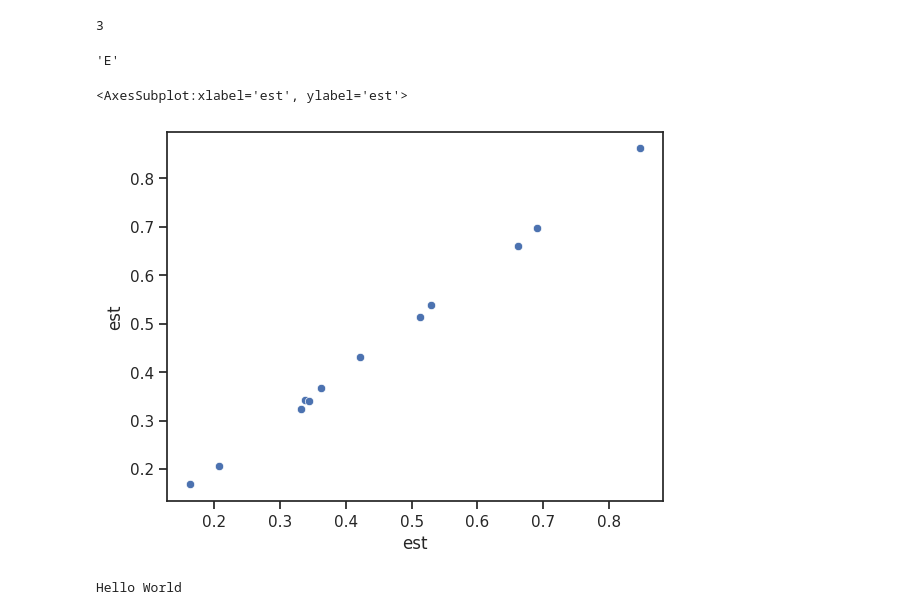
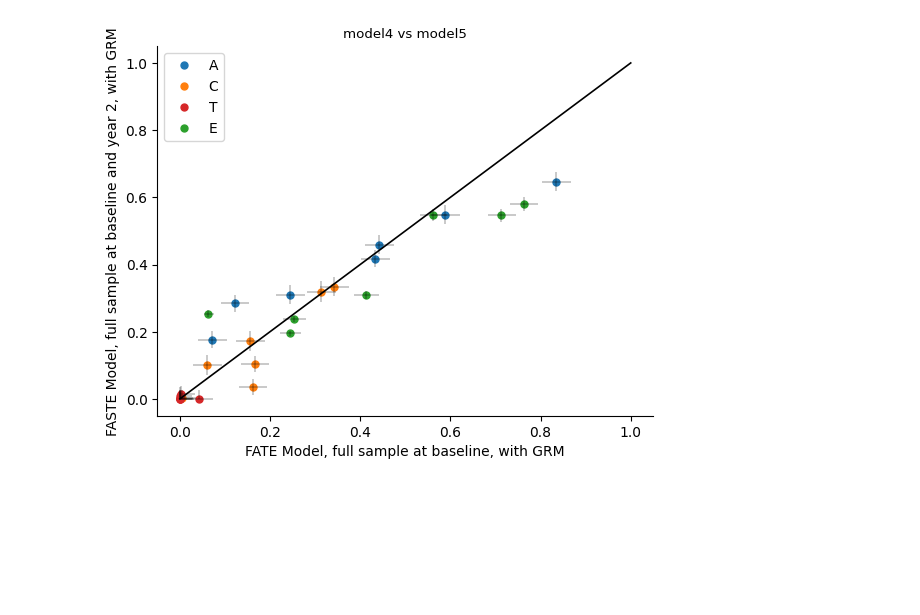
Before and after one commit to dmysmith/random_effects, a Jupyter notebook: behavioral/scripts/visualize_python.ipynb, the cells around one changed output. Cells and saved outputs as stored; diff of their text form; code cells hidden in the pictures; blank space fills up the shorter version.

```diff
--- a/behavioral/scripts/visualize_python.ipynb
+++ b/behavioral/scripts/visualize_python.ipynb
@@ -23,0 +32,3 @@ fstem_imaging[14] = 'na'
+# %%
+models['y2_only'] = [False, False, False, False, True, False, False, True, False, \
+                     False, False, False, True, True, False, False, False]
@@ -27,23 +50,45 @@ results_file = [(results_dir + 'FEMA_wrapper_output_external_' + item + '.json')
 sig2mat_file = [(results_dir + 'FEMA_wrapper_output_external_' + item + '_sig2mat.json') for item in fstem_imaging]
 # %%
 # define a function for loading results
-def load_model(model_file, sig2mat_file, RandomEffects):
+def load_model(results_file, sig2mat_file, RandomEffects, idx, y2_only = False):
     """
     Loads model and sig2mat from specified results files.
 
     arguments:
-    model_file     :  path to .json file where FEMA results are stored -- saved from bg_fema_wrapper.m
-    sig2mat_file   :  path to .json file where sig2mat is stored -- saved from bg_fema_wrapper.m
+    results_file   :  list of .json files where FEMA results are stored -- saved from bg_fema_wrapper.m
+    sig2mat_file   :  list of .json files where sig2mat is stored -- saved from bg_fema_wrapper.m
+    RandomEffects  :  list of random effects specified for each model
+    idx            :  index variable (index is same for each list)
+    y2_only        :  indicates whether phenotypes are limited to those collected at year 2
+
     """
+    model_file = results_file[idx]
+    sig2mat_file = sig2mat_file[idx]
     model = pd.read_json(model_file)
     with open(sig2mat_file) as f:
         sig2mat = json.load(f)
     sig2mat = [pd.DataFrame(s, columns = ['est', 'll', 'ul']) for s in sig2mat]
+    for item in sig2mat:
+        item['errormin'] = item['est'] - item['ll']
+        item['errormax'] = item['ul'] - item['est']
+        if y2_only == True:
+            item['pheno'] = y2_phenos
+        else:
+            item['pheno'] = baseline_phenos
+
+    for i in range(0,len(RandomEffects[idx])):
+        sig2mat[i]['param'] = RandomEffects[idx][i][0]
+
+    sig2mat = pd.concat(sig2mat)
+
     return model, sig2mat
 # %%
-model1, sig2mat1 = load_model(results_file[0], sig2mat_file[0], RandomEffects[0])
-model2, sig2mat2 = load_model(results_file[1], sig2mat_file[1], RandomEffects[1])
+# model1, sig2mat1 = load_model(results_file, sig2mat_file, RandomEffects, 0)
+# model2, sig2mat2 = load_model(results_file, sig2mat_file, RandomEffects, 1)
+model = []
+sig2mat = []
+
+for i in range(0,14):
+    new_model, new_sig2mat = load_model(results_file, sig2mat_file, RandomEffects, i, models['y2_only'][i])
+    model.append(new_model)
+    sig2mat.append(new_sig2mat)
-# %%
-for i in range(0,len(RandomEffects[0])-1):
-    sig2mat1[i]['param'] = RandomEffects[0][i][0]
-sig2mat1
@@ -68,17 +95,2 @@ sig2mat1
-# %%
-len(RandomEffects[0])
-# %% [output]
-3
-# %%
-RandomEffects[0][0][0]
-RandomEffects[0][1][0]
-RandomEffects[0][2][0]
-# %% [output]
-'E'
-# %%
-sns.scatterplot(x = sig2mat1[1]['est'], y = sig2mat2[1]['est'])
-# %% [output]
-<AxesSubplot:xlabel='est', ylabel='est'>
-[figure, removed]
 # %%
 # function to compare two models
@@ -98,4 +171,4 @@ def compare_models(model1, model2, fstem_imaging, titles):
 # %%
-compare_models("model1", "model2", fstem_imaging, titles)
+compare_models("model4", "model5", sig2mat, models)
 # %% [output]
-Hello World
+[figure, added]
```
Also changed, not shown: parts of 13 cells of this notebook, 2 other files.
